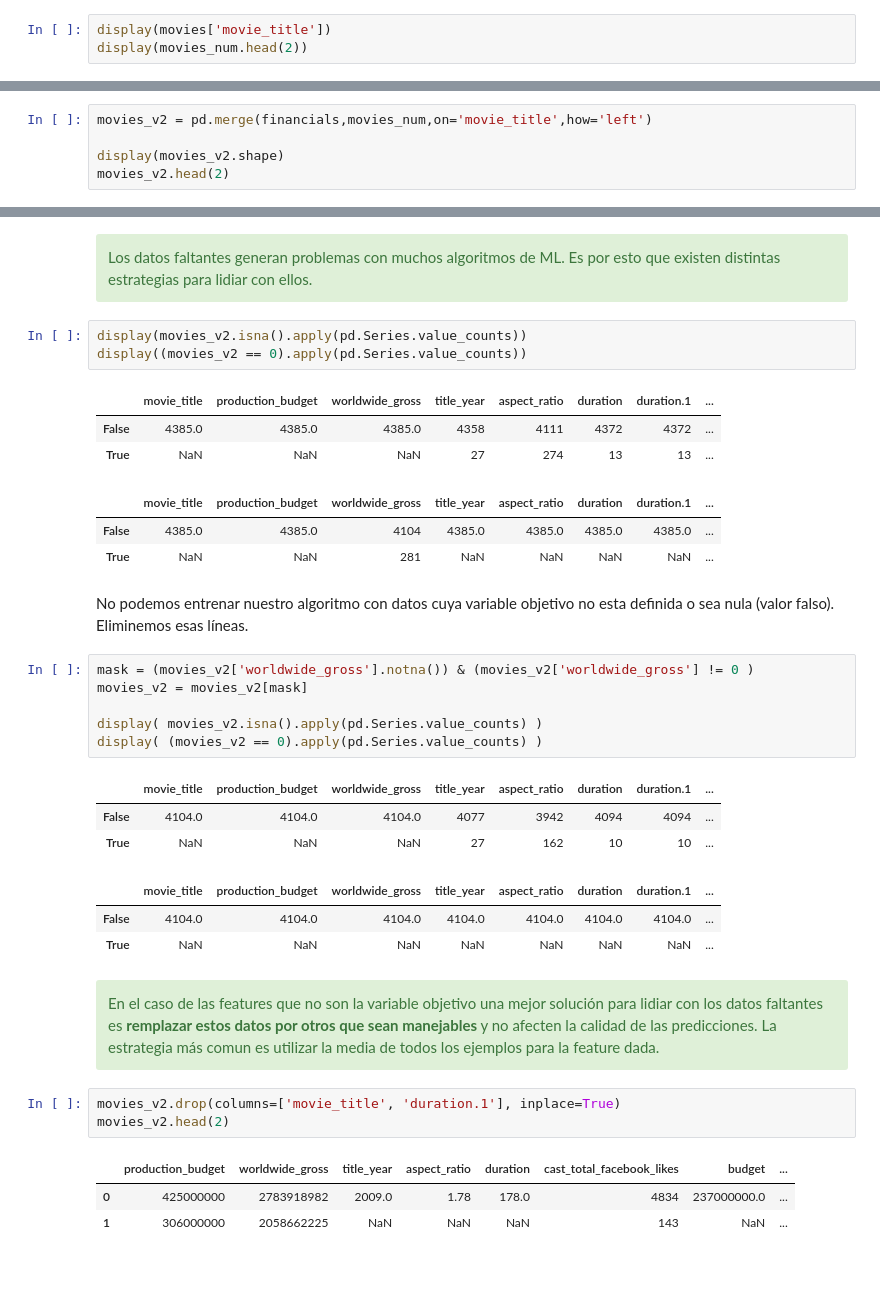
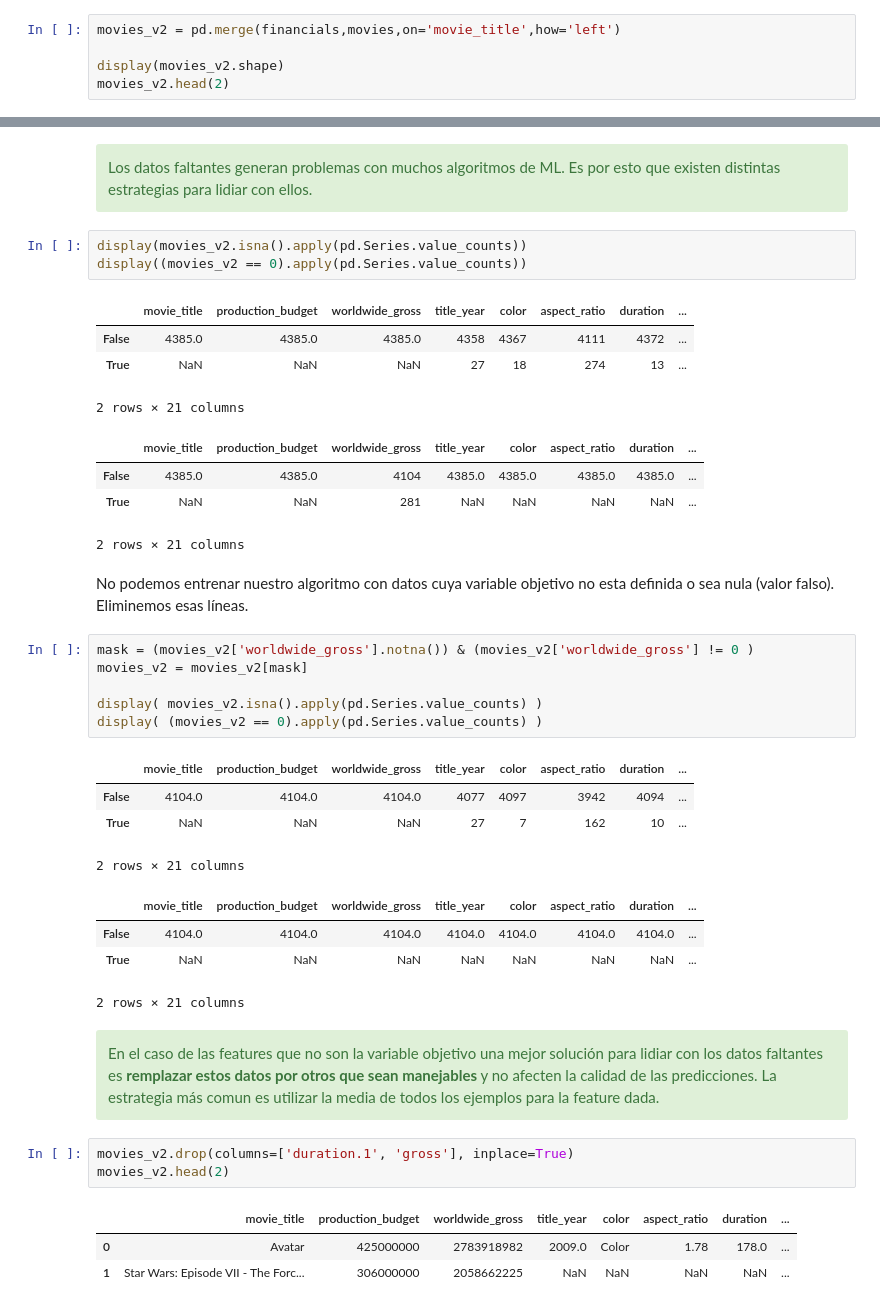
Before and after one commit to AlanVazquez99/Curso-PLATZI-ML-Basics, a Jupyter notebook: 3 Fundamentos Python/1_1 Preparacion de datos.ipynb, the cells around one changed output, grey strips where cells are left out. Cells and saved outputs as stored; diff of their text form; blank space fills up the shorter version.

```diff
--- a/3 Fundamentos Python/1_1 Preparacion de datos.ipynb
+++ b/3 Fundamentos Python/1_1 Preparacion de datos.ipynb
@@ -208,6 +208,8 @@ display(movies.shape)
 (4341, 3)
 (5043, 19)
 # %%
-display(movies['movie_title'])
-display(movies_num.head(2))
+movies_v2 = pd.merge(financials,movies,on='movie_title',how='left')
+
+display(movies_v2.shape)
+movies_v2.head(2)
 # %% [output]
@@ -236,5 +220,0 @@ movies_num.head(2)
-# %%
-movies_v2 = pd.merge(financials,movies_num,on='movie_title',how='left')
-
-display(movies_v2.shape)
-movies_v2.head(2)
@@ -253,12 +228,14 @@ movies_v2.head(2)
 display(movies_v2.isna().apply(pd.Series.value_counts))
 display((movies_v2 == 0).apply(pd.Series.value_counts))
 # %% [output]
-|  | movie_title | production_budget | worldwide_gross | title_year | aspect_ratio | duration | duration.1 | ... |
-| False | 4385.0 | 4385.0 | 4385.0 | 4358 | 4111 | 4372 | 4372 | ... |
-| True | NaN | NaN | NaN | 27 | 274 | 13 | 13 | ... |
+|  | movie_title | production_budget | worldwide_gross | title_year | color | aspect_ratio | duration | ... |
+| False | 4385.0 | 4385.0 | 4385.0 | 4358 | 4367 | 4111 | 4372 | ... |
+| True | NaN | NaN | NaN | 27 | 18 | 274 | 13 | ... |
+2 rows × 21 columns
-|  | movie_title | production_budget | worldwide_gross | title_year | aspect_ratio | duration | duration.1 | ... |
+|  | movie_title | production_budget | worldwide_gross | title_year | color | aspect_ratio | duration | ... |
 | False | 4385.0 | 4385.0 | 4104 | 4385.0 | 4385.0 | 4385.0 | 4385.0 | ... |
 | True | NaN | NaN | 281 | NaN | NaN | NaN | NaN | ... |
+2 rows × 21 columns
 # %% [markdown]
 No podemos entrenar nuestro algoritmo con datos cuya variable objetivo no esta definida o sea nula (valor falso). Eliminemos esas líneas.
 # %%
@@ -268,20 +245,22 @@ movies_v2 = movies_v2[mask]
 display( movies_v2.isna().apply(pd.Series.value_counts) )
 display( (movies_v2 == 0).apply(pd.Series.value_counts) )
 # %% [output]
-|  | movie_title | production_budget | worldwide_gross | title_year | aspect_ratio | duration | duration.1 | ... |
-| False | 4104.0 | 4104.0 | 4104.0 | 4077 | 3942 | 4094 | 4094 | ... |
-| True | NaN | NaN | NaN | 27 | 162 | 10 | 10 | ... |
+|  | movie_title | production_budget | worldwide_gross | title_year | color | aspect_ratio | duration | ... |
+| False | 4104.0 | 4104.0 | 4104.0 | 4077 | 4097 | 3942 | 4094 | ... |
+| True | NaN | NaN | NaN | 27 | 7 | 162 | 10 | ... |
+2 rows × 21 columns
-|  | movie_title | production_budget | worldwide_gross | title_year | aspect_ratio | duration | duration.1 | ... |
+|  | movie_title | production_budget | worldwide_gross | title_year | color | aspect_ratio | duration | ... |
 | False | 4104.0 | 4104.0 | 4104.0 | 4104.0 | 4104.0 | 4104.0 | 4104.0 | ... |
 | True | NaN | NaN | NaN | NaN | NaN | NaN | NaN | ... |
+2 rows × 21 columns
 # %% [markdown]
 <div class="alert alert-success">
   En el caso de las features que no son la variable objetivo una mejor solución para lidiar con los datos faltantes es <strong>remplazar estos datos por otros que sean manejables</strong> y no afecten la calidad de las predicciones. La estrategia más comun es utilizar la media de todos los ejemplos para la feature dada.
 </div>
 # %%
-movies_v2.drop(columns=['movie_title', 'duration.1'], inplace=True)
+movies_v2.drop(columns=['duration.1', 'gross'], inplace=True)
 movies_v2.head(2)
 # %% [output]
-|  | production_budget | worldwide_gross | title_year | aspect_ratio | duration | cast_total_facebook_likes | budget | ... |
-| 0 | 425000000 | 2783918982 | 2009.0 | 1.78 | 178.0 | 4834 | 237000000.0 | ... |
-| 1 | 306000000 | 2058662225 | NaN | NaN | NaN | 143 | NaN | ... |
+|  | movie_title | production_budget | worldwide_gross | title_year | color | aspect_ratio | duration | ... |
+| 0 | Avatar | 425000000 | 2783918982 | 2009.0 | Color | 1.78 | 178.0 | ... |
+| 1 | Star Wars: Episode VII - The Forc... | 306000000 | 2058662225 | NaN | NaN | NaN | NaN | ... |
```
Also changed, not shown: parts of 17 cells of this notebook, 4 other files.
